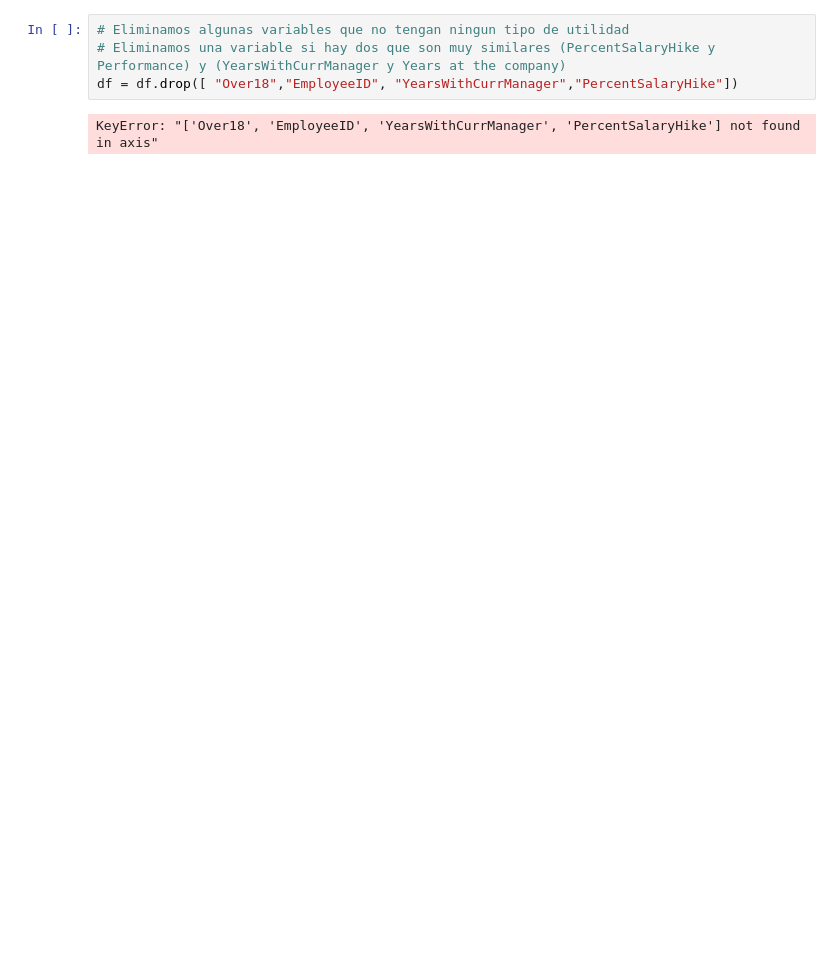
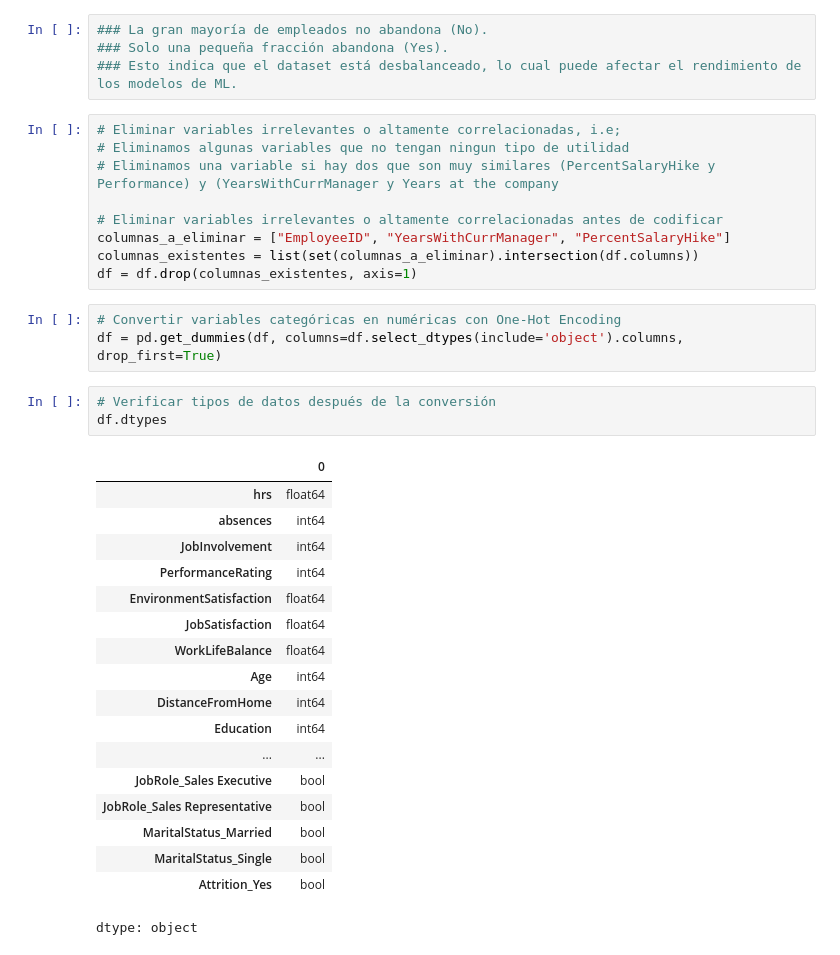
Before and after one commit to 100495680/AppComida, a Jupyter notebook: notebooks/eda.ipynb, the cells around one changed output. Drawn from its saved outputs; the diff is of its cells as text; blank space fills up the shorter version.

```diff
--- a/notebooks/eda.ipynb
+++ b/notebooks/eda.ipynb
@@ -106,6 +183,38 @@ plt.show()
+# %%
+### La gran mayoría de empleados no abandona (No).
+### Solo una pequeña fracción abandona (Yes).
+### Esto indica que el dataset está desbalanceado, lo cual puede afectar el rendimiento de los modelos de ML.
 # %%
+# Eliminar variables irrelevantes o altamente correlacionadas, i.e;
 # Eliminamos algunas variables que no tengan ningun tipo de utilidad
-# Eliminamos una variable si hay dos que son muy similares (PercentSalaryHike y Performance) y (YearsWithCurrManager y Years at the company)
-df = df.drop([ "Over18","EmployeeID", "YearsWithCurrManager","PercentSalaryHike"])
+# Eliminamos una variable si hay dos que son muy similares (PercentSalaryHike y Performance) y (YearsWithCurrManager y Years at the company
+
+# Eliminar variables irrelevantes o altamente correlacionadas antes de codificar
+columnas_a_eliminar = ["EmployeeID", "YearsWithCurrManager", "PercentSalaryHike"]
+columnas_existentes = list(set(columnas_a_eliminar).intersection(df.columns))
+df = df.drop(columnas_existentes, axis=1)
-# %% [output]
-KeyError: "['Over18', 'EmployeeID', 'YearsWithCurrManager', 'PercentSalaryHike'] not found in axis"
+# %%
+# Convertir variables categóricas en numéricas con One-Hot Encoding
+df = pd.get_dummies(df, columns=df.select_dtypes(include='object').columns, drop_first=True)
+# %%
+# Verificar tipos de datos después de la conversión
+df.dtypes
+# %% [output]
+|  | 0 |
+| hrs | float64 |
+| absences | int64 |
+| JobInvolvement | int64 |
+| PerformanceRating | int64 |
+| EnvironmentSatisfaction | float64 |
+| JobSatisfaction | float64 |
+| WorkLifeBalance | float64 |
+| Age | int64 |
+| DistanceFromHome | int64 |
+| Education | int64 |
+| ... | ... |
+| JobRole_Sales Executive | bool |
+| JobRole_Sales Representative | bool |
+| MaritalStatus_Married | bool |
+| MaritalStatus_Single | bool |
+| Attrition_Yes | bool |
+dtype: object
```
Also changed, not shown: parts of 24 cells of this notebook.
